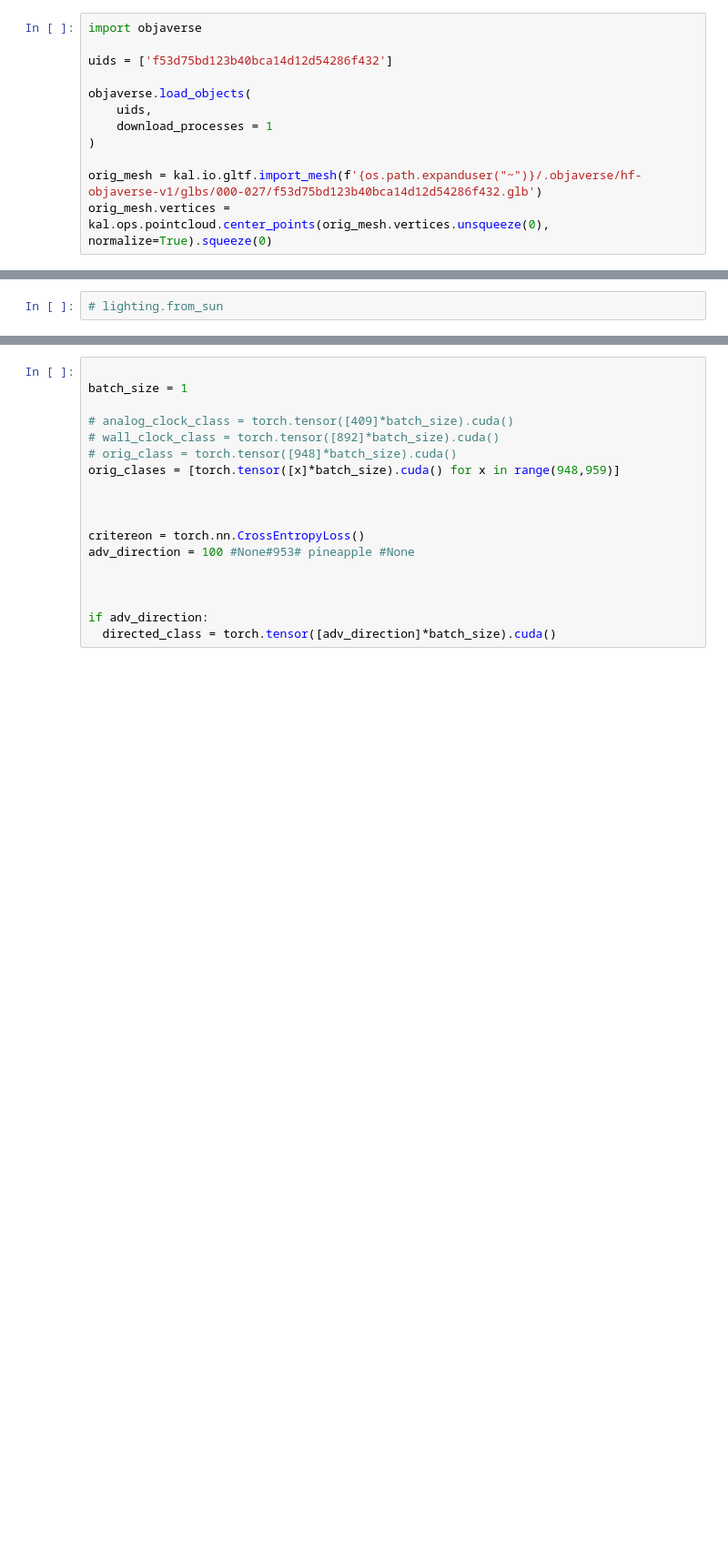
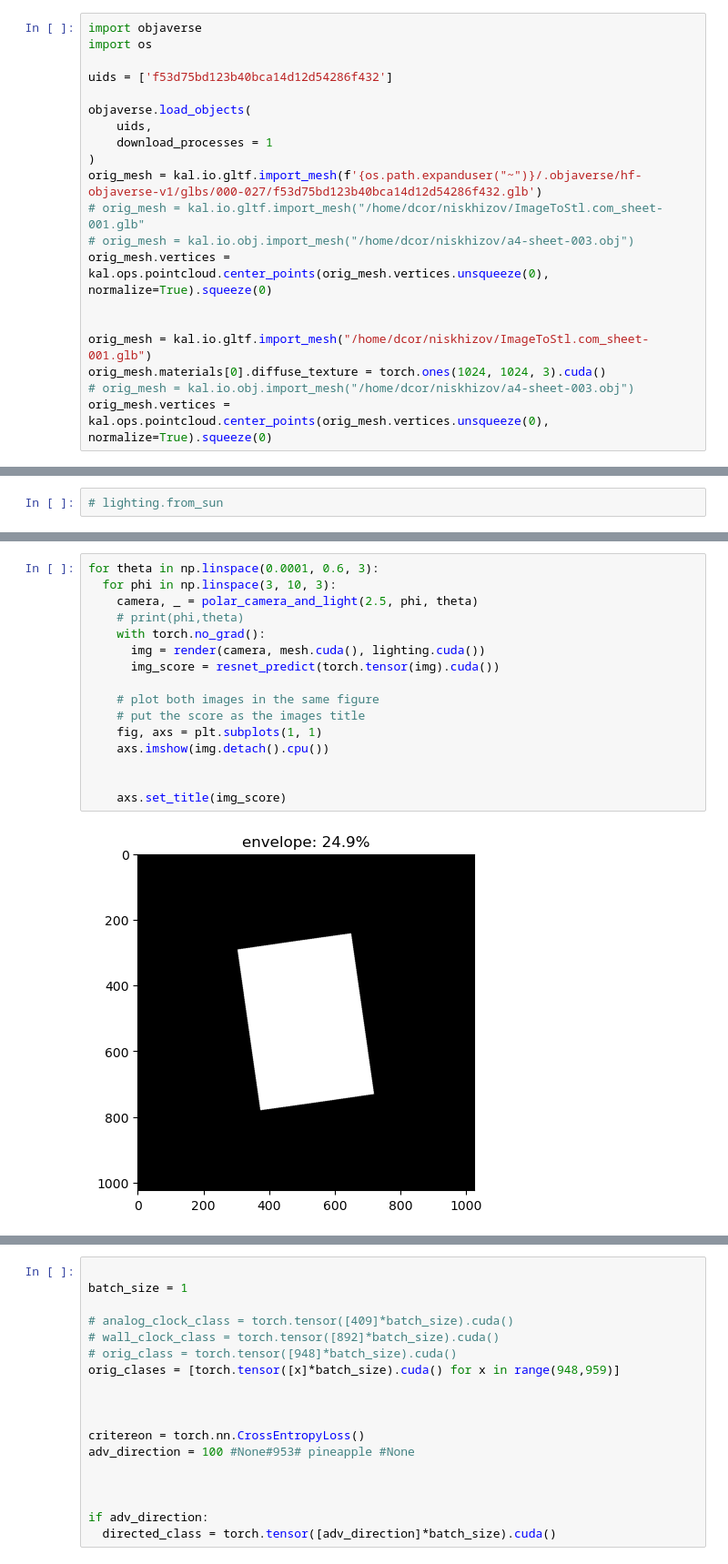
Before and after one commit to Dannynis/AdversarialRendering, a Jupyter notebook: gif.ipynb, the cells around one changed output, grey strips where cells are left out. Shown at 91% size. Drawn from its saved outputs; the diff is of its cells as text; blank space fills up the shorter version.

```diff
--- a/gif.ipynb
+++ b/gif.ipynb
@@ -358,6 +358,7 @@ def resnet_predict_raw(image):
 #   print(x,y)
 # %%
 import objaverse
+import os
 
 uids = ['f53d75bd123b40bca14d12d54286f432']
 
@@ -365,8 +366,15 @@ objaverse.load_objects(
     uids,
     download_processes = 1
 )
+orig_mesh = kal.io.gltf.import_mesh(f'{os.path.expanduser("~")}/.objaverse/hf-objaverse-v1/glbs/000-027/f53d75bd123b40bca14d12d54286f432.glb')
+# orig_mesh = kal.io.gltf.import_mesh("/home/dcor/niskhizov/ImageToStl.com_sheet-001.glb"
+# orig_mesh = kal.io.obj.import_mesh("/home/dcor/niskhizov/a4-sheet-003.obj")
+orig_mesh.vertices = kal.ops.pointcloud.center_points(orig_mesh.vertices.unsqueeze(0), normalize=True).squeeze(0)
 
-orig_mesh = kal.io.gltf.import_mesh(f'{os.path.expanduser("~")}/.objaverse/hf-objaverse-v1/glbs/000-027/f53d75bd123b40bca14d12d54286f432.glb')
+
+orig_mesh = kal.io.gltf.import_mesh("/home/dcor/niskhizov/ImageToStl.com_sheet-001.glb")
+orig_mesh.materials[0].diffuse_texture = torch.ones(1024, 1024, 3).cuda()
+# orig_mesh = kal.io.obj.import_mesh("/home/dcor/niskhizov/a4-sheet-003.obj")
 orig_mesh.vertices = kal.ops.pointcloud.center_points(orig_mesh.vertices.unsqueeze(0), normalize=True).squeeze(0)
 # %%
 import copy
@@ -403,0 +414,18 @@ The default value of dim will change to agree with that of linalg.cross in a fut
+# %%
+for theta in np.linspace(0.0001, 0.6, 3):
+  for phi in np.linspace(3, 10, 3):
+    camera, _ = polar_camera_and_light(2.5, phi, theta)
+    # print(phi,theta)
+    with torch.no_grad():
+      img = render(camera, mesh.cuda(), lighting.cuda())
+      img_score = resnet_predict(torch.tensor(img).cuda())
+
+    # plot both images in the same figure
+    # put the score as the images title
+    fig, axs = plt.subplots(1, 1)
+    axs.imshow(img.detach().cpu())
+
+
+    axs.set_title(img_score)
+# %% [output]
+[figure, added]
```
Also changed, not shown: parts of 24 cells of this notebook, 2 other files.
